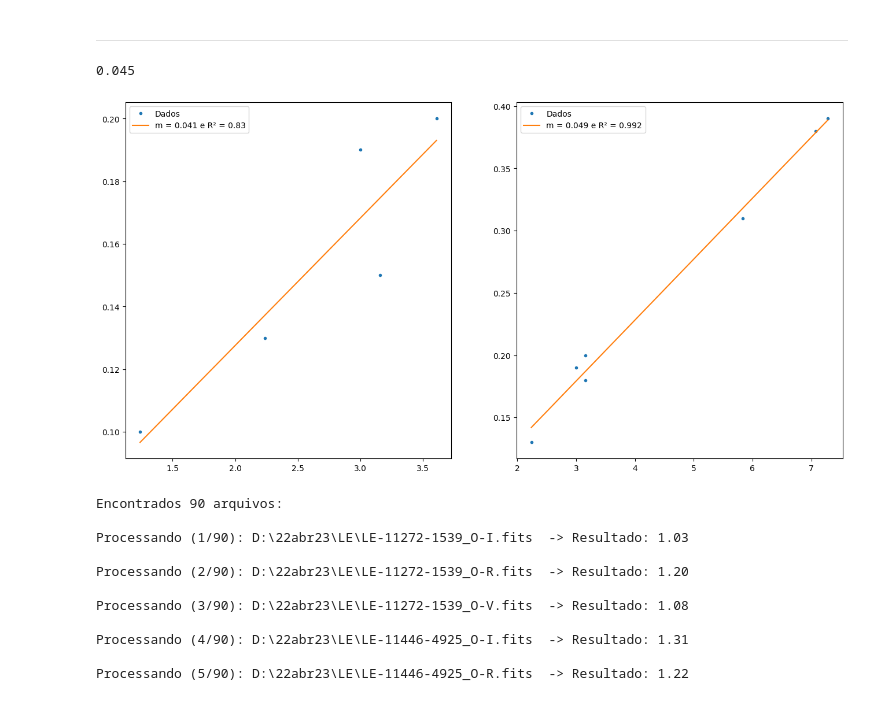
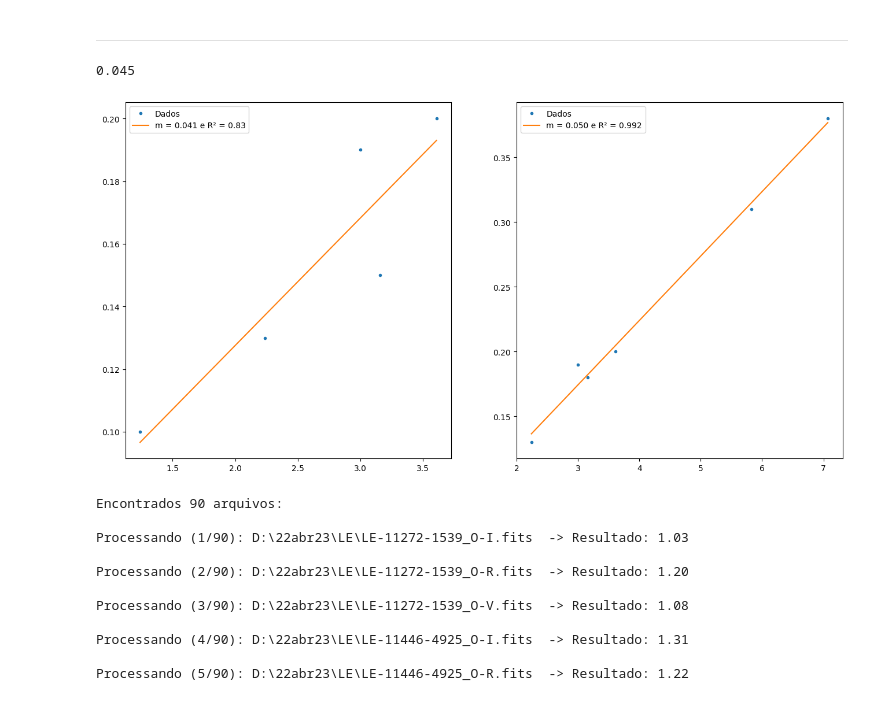
Before and after one commit to lucaspereira1342/Speckle, a Jupyter notebook: speckle_data_reduction.ipynb, the cells around one changed output. Cells and saved outputs as stored; diff of their text form; code cells hidden in the pictures.

```diff
--- a/speckle_data_reduction.ipynb
+++ b/speckle_data_reduction.ipynb
@@ -1258,37 +1384,37 @@ Plate scale calc
 ydata = np.array([ 0.13, 0.15, 0.10, 0.19, 0.20])
 xdata = np.array([ 2.24, 3.16, 1.24, 3, 3.61])
 
-ydata_02 = np.array([0.39, 0.19, 0.20, 0.18, 0.13, 0.38, 0.31])
-xdata_02 = np.array([7.28, 3.00, 3.16, 3.16, 2.24, 7.07, 5.83])
+ydata_02 = np.array([ 0.19, 0.20, 0.18, 0.13, 0.38, 0.31])
+xdata_02 = np.array([ 3.00, 3.61, 3.16, 2.24, 7.07, 5.83])
 
 coef, error, r2_score, Fij = linear_regression(xdata, ydata)
 coef_02, error_02, r2_score_02, Fij_02 = linear_regression(xdata_02, ydata_02)
 
 xcalc = np.linspace(xdata.min(), xdata.max(), 100)
 ycalc = Fij(xcalc) @ coef
 
 xcalc_02 = np.linspace(xdata_02.min(), xdata_02.max(), 100)
 ycalc_02 = Fij_02(xcalc_02) @ coef_02
 
 ep = coef[1]
 ep_02 = coef_02[1]
 ep_med = (ep + ep_02)/2
 print(f'{ep_med:.3f}')
 
 plt.figure(figsize=(16, 8))
 plt.subplot(1, 2, 1)
 plt.plot(xdata, ydata, '.', label='Dados')
 plt.plot(xcalc, ycalc, '-', label=f'm = {coef[1]:.3f} e R² = {r2_score:.2f}')
 plt.legend()
 
 plt.subplot(1, 2, 2)
 plt.plot(xdata_02, ydata_02, '.', label='Dados')
 plt.plot(xcalc_02, ycalc_02, '-', label=f'm = {coef_02[1]:.3f} e R² = {r2_score_02:.3f}')
 plt.legend()
 plt.show()
 # %% [output]
 0.045
-[figure, old version]
+[figure, new version]
 # %%
 def listar_arquivos_diretorio(diretorio):
     """Lista apenas arquivos do diretório raiz (ignora subpastas)"""
```
Also changed, not shown: parts of 10 cells of this notebook.
